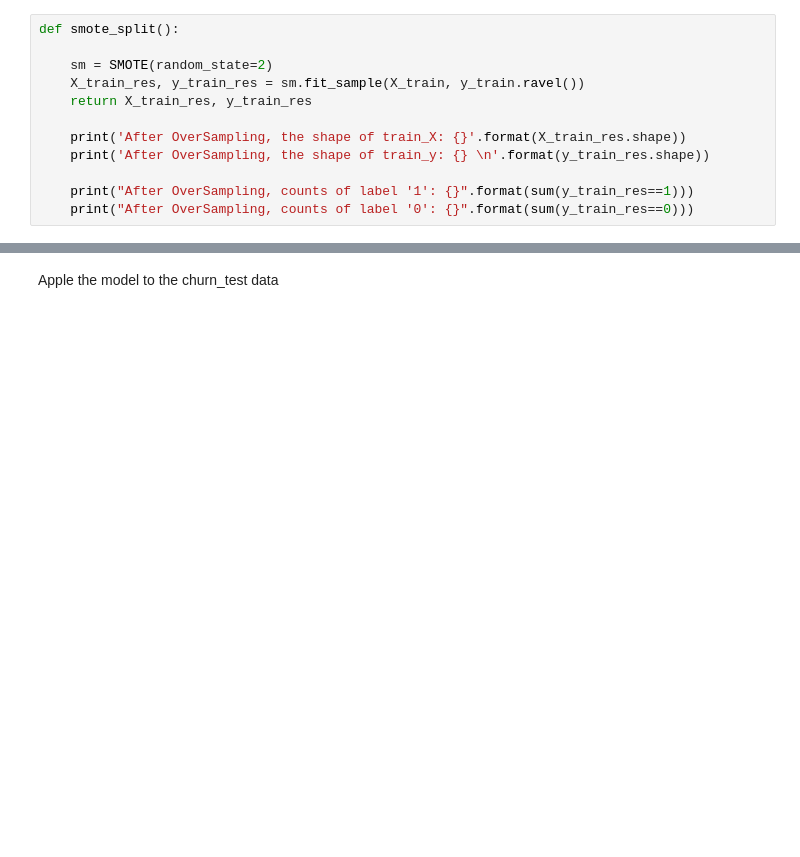
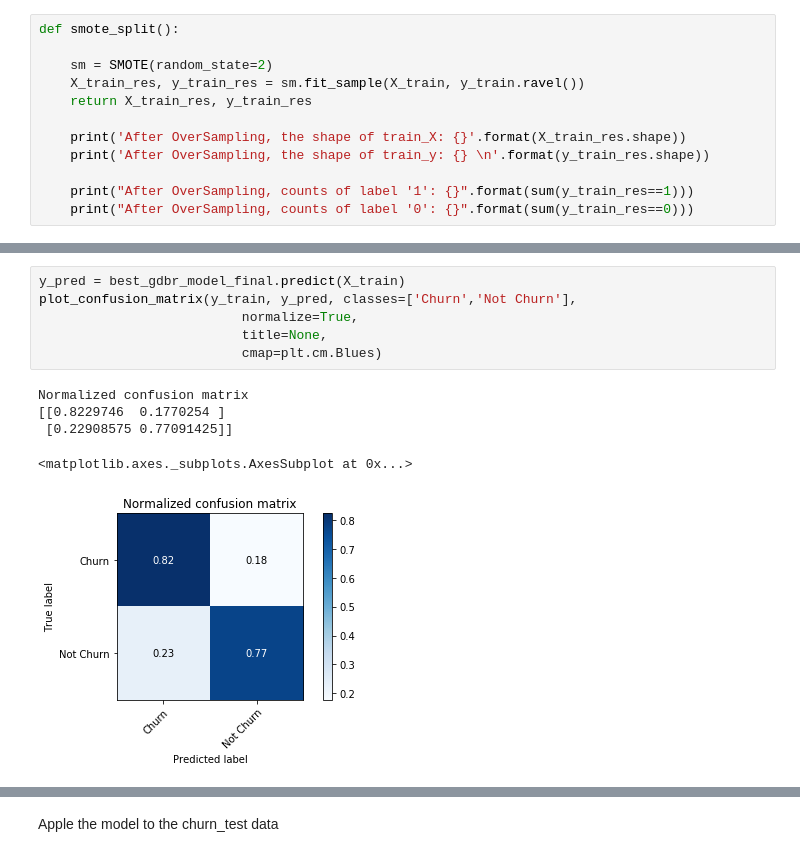
Before and after one commit to karensheng/Churning_Prediction, a Jupyter notebook: Churning_Modeling.ipynb, the cells around one changed output, grey strips where cells are left out. Cells and saved outputs as stored; diff of their text form; blank space fills up the shorter version.

```diff
--- a/Churning_Modeling.ipynb
+++ b/Churning_Modeling.ipynb
@@ -333,0 +364,12 @@ feat_importance(best_gdbr_model_4)
+# %%
+y_pred = best_gdbr_model_final.predict(X_train)
+plot_confusion_matrix(y_train, y_pred, classes=['Churn','Not Churn'],
+                          normalize=True,
+                          title=None,
+                          cmap=plt.cm.Blues)
+# %% [output]
+Normalized confusion matrix
+[[0.8229746  0.1770254 ]
+ [0.22908575 0.77091425]]
+<matplotlib.axes._subplots.AxesSubplot at 0x...>
+[figure, added]
```
Also changed, not shown: parts of 19 cells of this notebook.
